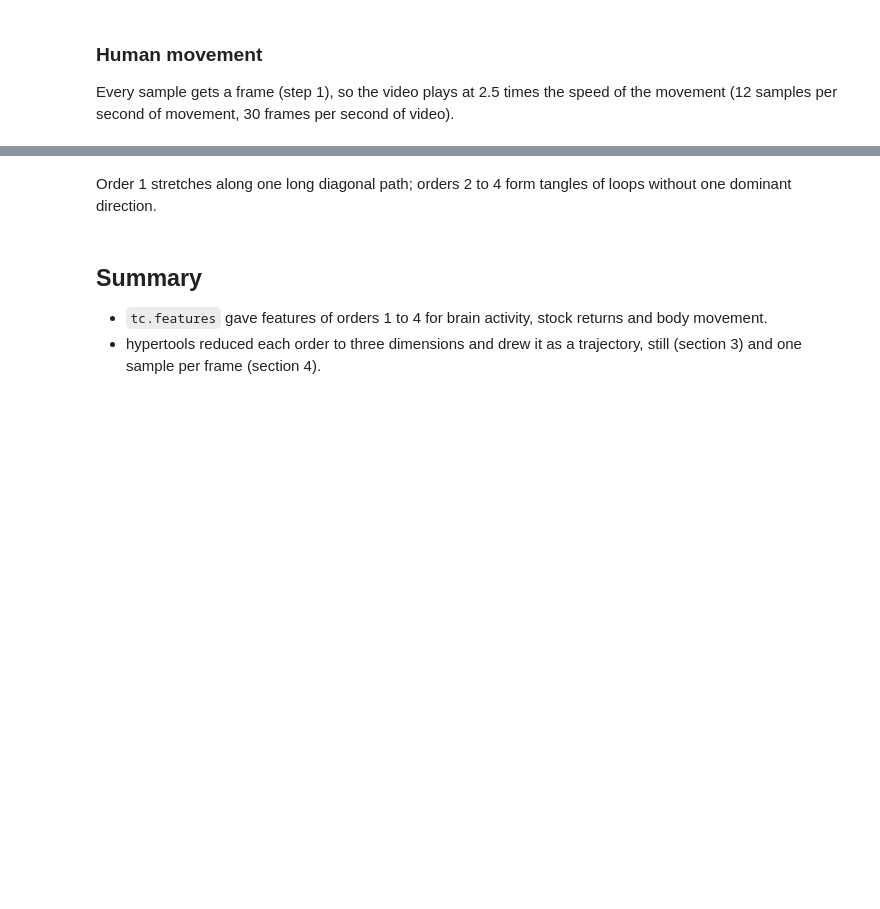
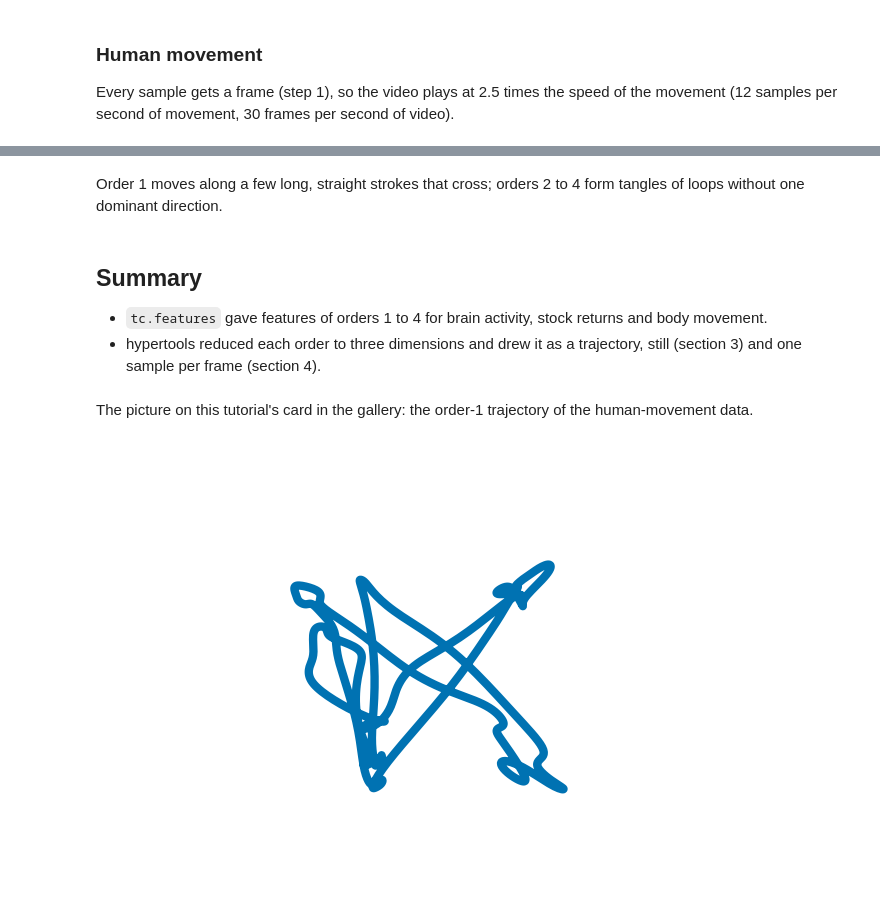
Before and after one commit to ContextLab/timecorr, a Jupyter notebook: docs/tutorial/trajectories.ipynb, the cells around one changed output, grey strips where cells are left out. Cells and saved outputs as stored; diff of their text form; code cells hidden in the pictures; blank space fills up the shorter version.

```diff
--- a/docs/tutorial/trajectories.ipynb
+++ b/docs/tutorial/trajectories.ipynb
@@ -401,11 +419,29 @@ render('Human movement', 1, lambda s: f'{(s + EDGE) / MOVEMENT_RATE:.1f} s of {(
 [interactive output not drawn]
 # %% [markdown]
-Order 1 stretches along one long diagonal path; orders 2 to 4 form tangles of loops without one dominant direction.
+Order 1 moves along a few long, straight strokes that cross; orders 2 to 4 form tangles of loops without one dominant direction.
 # %% [markdown]
 ## Summary
 
 - `tc.features` gave features of orders 1 to 4 for brain activity, stock returns and body movement.
 - hypertools reduced each order to three dimensions and drew it as a trajectory, still (section 3) and one sample per frame (section 4).
+# %% [markdown]
+The picture on this tutorial's card in the gallery: the order-1 trajectory of the human-movement data.
+# %%
+with quiet_hypertools():
+    fig = plt.figure(figsize=(4, 3), facecolor='white')
+    ax = fig.add_axes([0, 0, 1, 1], projection='3d')
+    line, _ = trajectory_panel(ax, features['Human movement'][1], COLORS[0], '', linewidth=4, fontsize=1)
+    for artist in list(ax.lines):
+        if artist is not line:                                # the box
+            artist.remove()
+    ax.set_axis_off()
+    fill_panel(ax, [-60], title_px=0)
+    buf = io.BytesIO()
+    fig.savefig(buf, format='png', dpi=150, facecolor='white')
+    plt.close(fig)
+display(PILImage.open(buf))
+# %% [output]
+[figure, added]
 # %%
 print(f'notebook run time: {(time.time() - NOTEBOOK_START) / 60:.1f} min')
 # %% [output]
```
Also changed, not shown: parts of 11 cells of this notebook, 3 other files.
